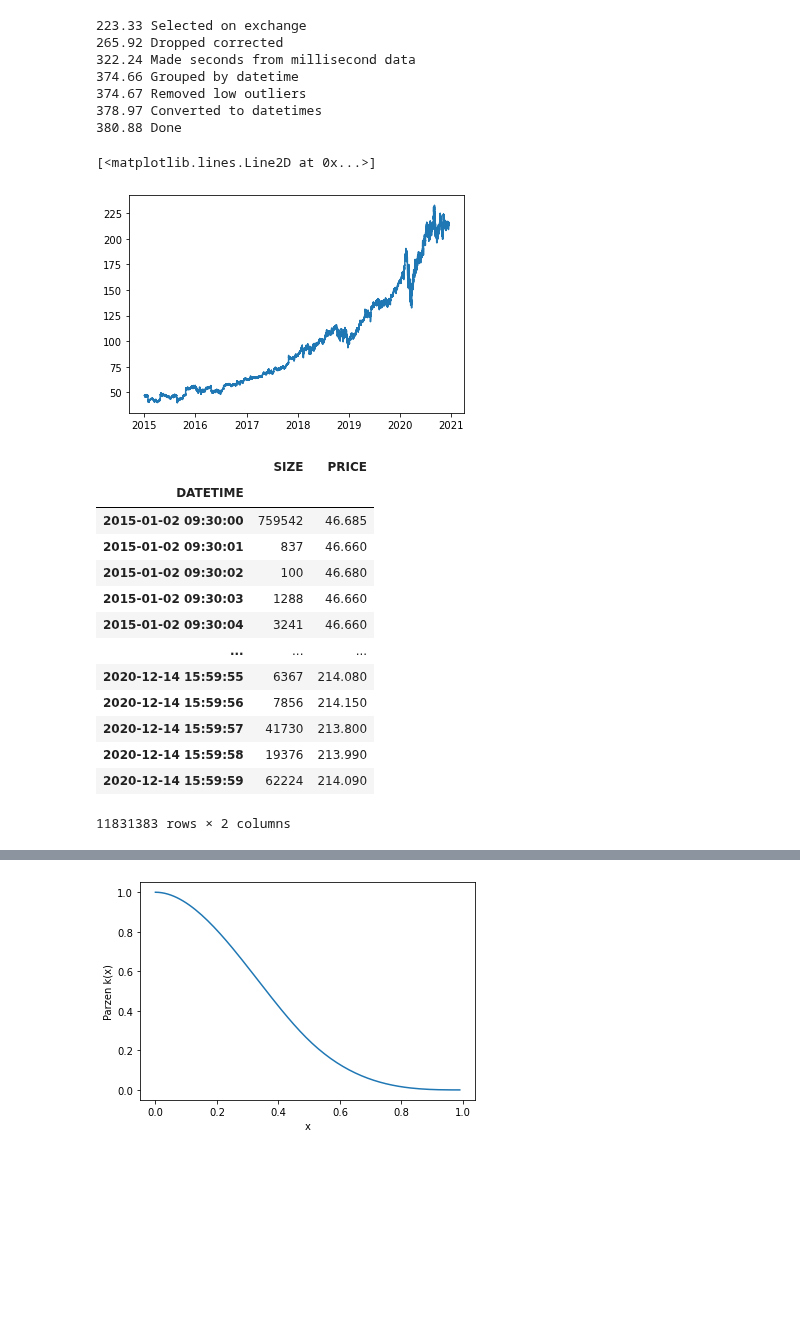
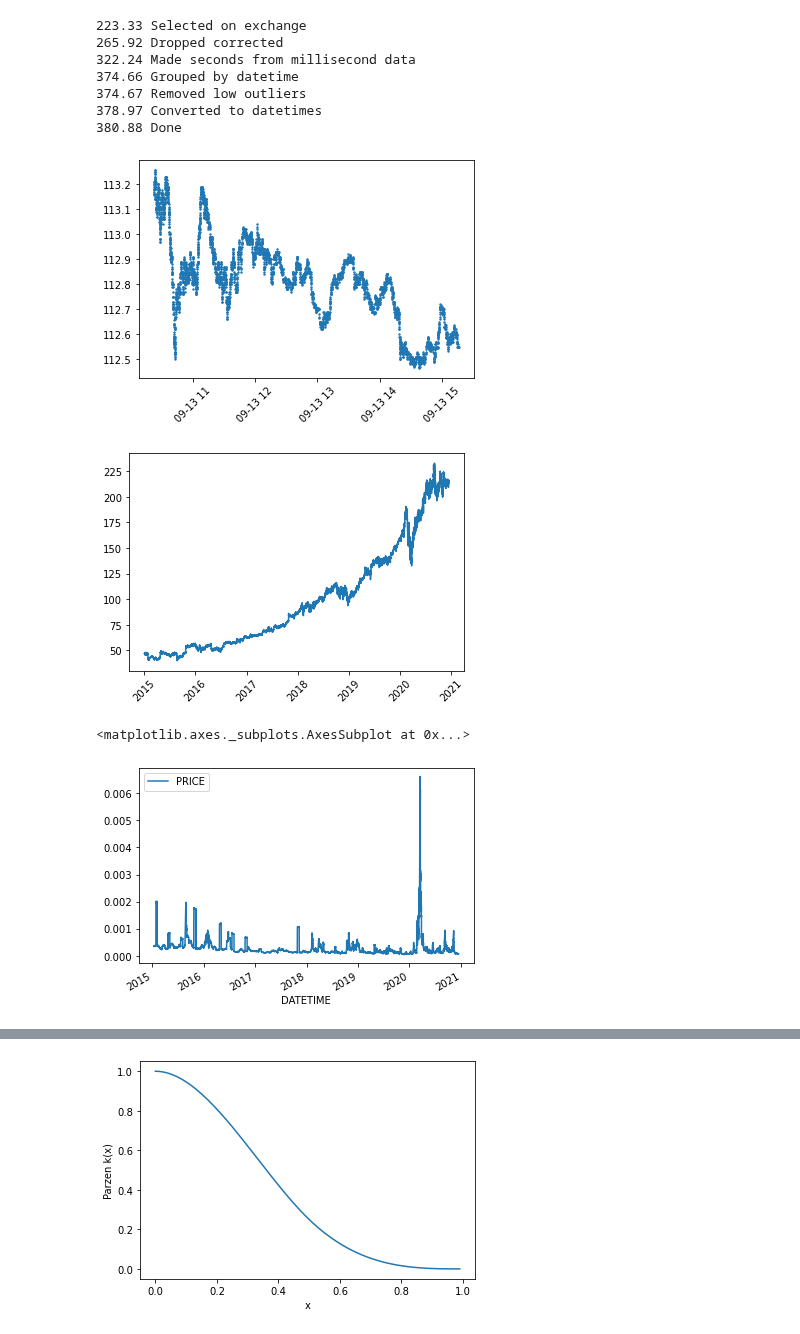
Before and after one commit to LuukOudshoorn25/HighFrequencyTrading, a Jupyter notebook: Code.ipynb, the cells around one changed output, grey strips where cells are left out. Cells and saved outputs as stored; diff of their text form; code cells hidden in the pictures; blank space fills up the shorter version.

```diff
--- a/Code.ipynb
+++ b/Code.ipynb
@@ -121,25 +121,3 @@ Lengths [51075992, 29500474, 39836829, 42336468, 81459223, 39138395]
 374.67 Removed low outliers
 378.97 Converted to datetimes
 380.88 Done
-# %%
-plt.plot(df.index, df.PRICE)
-# %% [output]
-[<matplotlib.lines.Line2D at 0x...>]
-[figure, removed]
-# %%
-df
-# %% [output]
-|  | SIZE | PRICE |
-| DATETIME |  |  |
-| 2015-01-02 09:30:00 | 759542 | 46.685 |
-| 2015-01-02 09:30:01 | 837 | 46.660 |
-| 2015-01-02 09:30:02 | 100 | 46.680 |
-| 2015-01-02 09:30:03 | 1288 | 46.660 |
-| 2015-01-02 09:30:04 | 3241 | 46.660 |
-| ... | ... | ... |
-| 2020-12-14 15:59:55 | 6367 | 214.080 |
-| 2020-12-14 15:59:56 | 7856 | 214.150 |
-| 2020-12-14 15:59:57 | 41730 | 213.800 |
-| 2020-12-14 15:59:58 | 19376 | 213.990 |
-| 2020-12-14 15:59:59 | 62224 | 214.090 |
-11831383 rows × 2 columns
@@ -148,11 +124,19 @@ df = pd.read_pickle('MSFT_2015_2020.pickle')
+# %%
+# Read in pickle file
+df = pd.read_pickle('MSFT_2015_2020.pickle')
+# Read in splitted files
+df = pd.concat([pd.read_pickle(w) for w in ['df.part1.pickle','df.part2.pickle','df.part3.pickle']])
 # %%
 def plot_one_day():
-    plt.scatter(df.iloc[5000000:5002000].index, df.iloc[5000000:5002000].PRICE,s=4)
+    plt.scatter(df.iloc[4999000:5004000].index, df.iloc[4999000:5004000].PRICE,s=2)
     plt.xticks(rotation=45)
     plt.show()
 def plot_all():
     plt.plot(df.index, df.PRICE)
     plt.xticks(rotation=45)
     plt.show()
 plot_one_day()
 plot_all()
+# %% [output]
+[figure, added]
+[figure, added]
@@ -158,0 +179,5 @@ plot_all()
+# %%
+retdf.rolling(50000).var().plot()
+# %% [output]
+<matplotlib.axes._subplots.AxesSubplot at 0x...>
+[figure, added]
```
Also changed, not shown: parts of 8 cells of this notebook, 3 other files.
